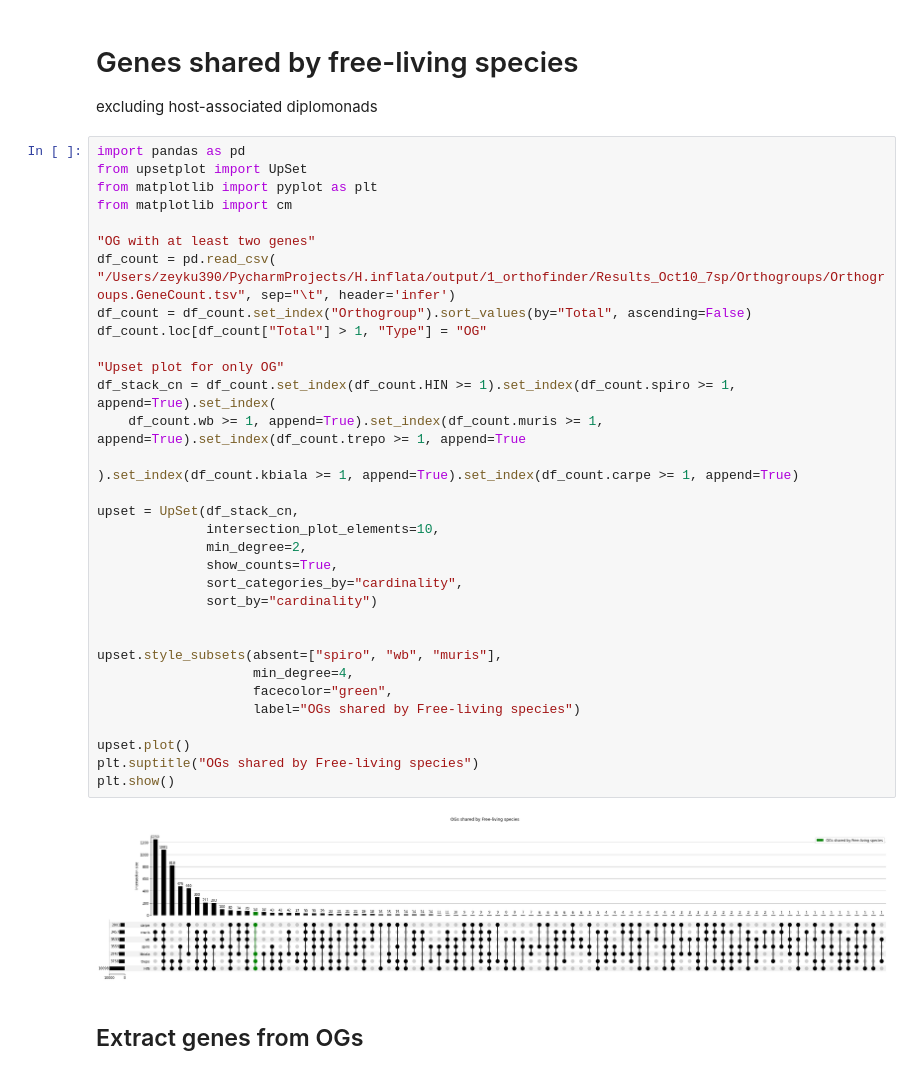
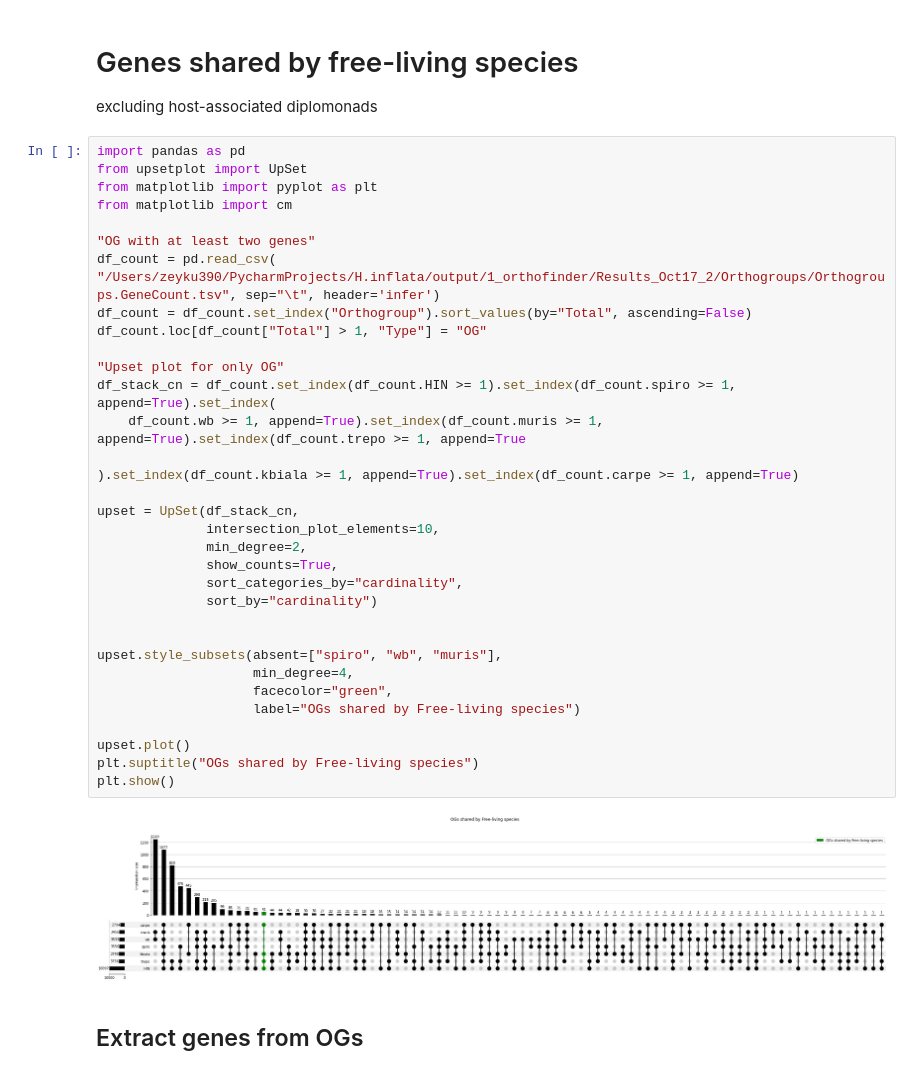
Before and after one commit to zeynepkurtw/H_inflata, a Jupyter notebook: jupyter/1_orthofinder/4_OG_FL.ipynb, the cells around one changed output. Saved outputs shown, nothing was run; the diff lists cells and outputs as text.

```diff
--- a/jupyter/1_orthofinder/4_OG_FL.ipynb
+++ b/jupyter/1_orthofinder/4_OG_FL.ipynb
@@ -7,35 +7,35 @@ import pandas as pd
 from upsetplot import UpSet
 from matplotlib import pyplot as plt
 from matplotlib import cm
 
 "OG with at least two genes"
-df_count = pd.read_csv( "/Users/zeyku390/PycharmProjects/H.inflata/output/1_orthofinder/Results_Oct10_7sp/Orthogroups/Orthogroups.GeneCount.tsv", sep="\t", header='infer')
+df_count = pd.read_csv( "/Users/zeyku390/PycharmProjects/H.inflata/output/1_orthofinder/Results_Oct17_2/Orthogroups/Orthogroups.GeneCount.tsv", sep="\t", header='infer')
 df_count = df_count.set_index("Orthogroup").sort_values(by="Total", ascending=False)
 df_count.loc[df_count["Total"] > 1, "Type"] = "OG"
 
 "Upset plot for only OG"
 df_stack_cn = df_count.set_index(df_count.HIN >= 1).set_index(df_count.spiro >= 1, append=True).set_index(
     df_count.wb >= 1, append=True).set_index(df_count.muris >= 1, append=True).set_index(df_count.trepo >= 1, append=True
                                                                                              ).set_index(df_count.kbiala >= 1, append=True).set_index(df_count.carpe >= 1, append=True)
 
 upset = UpSet(df_stack_cn,
               intersection_plot_elements=10,
               min_degree=2,
               show_counts=True,
               sort_categories_by="cardinality",
               sort_by="cardinality")
 
 
 upset.style_subsets(absent=["spiro", "wb", "muris"],
                     min_degree=4,
                     facecolor="green",
                     label="OGs shared by Free-living species")
 
 upset.plot()
 plt.suptitle("OGs shared by Free-living species")
 plt.show()
 # %% [output]
-[figure, old version]
+[figure, new version]
 # %% [markdown]
 ## Extract genes from OGs
 # %%
```
Also changed, not shown: parts of 3 cells of this notebook, 8 other files.
